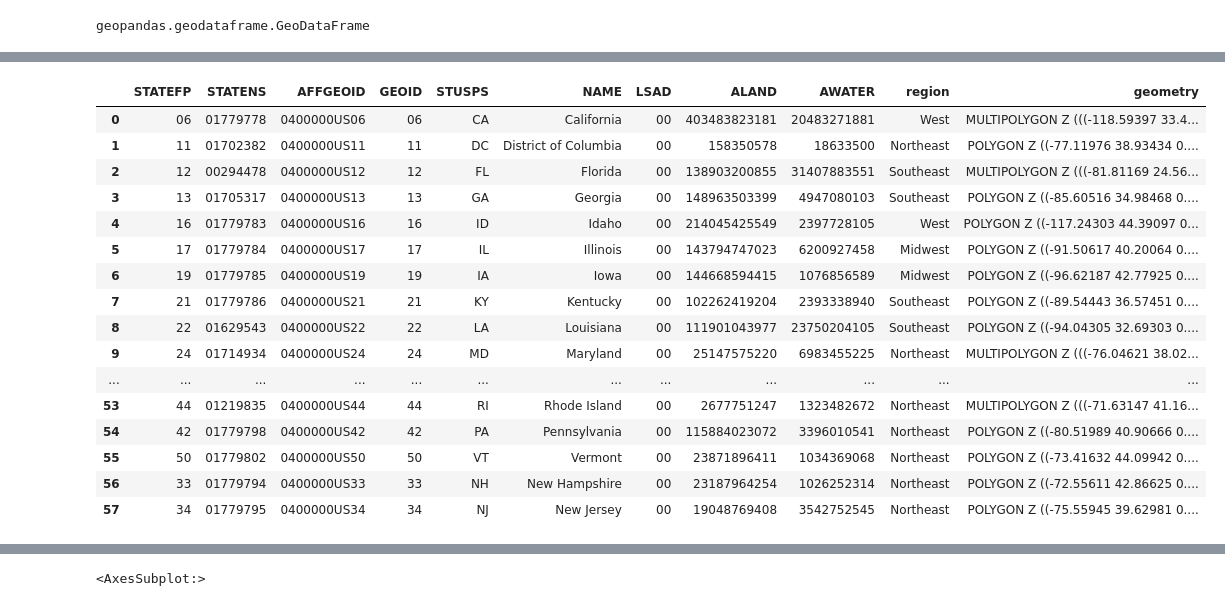
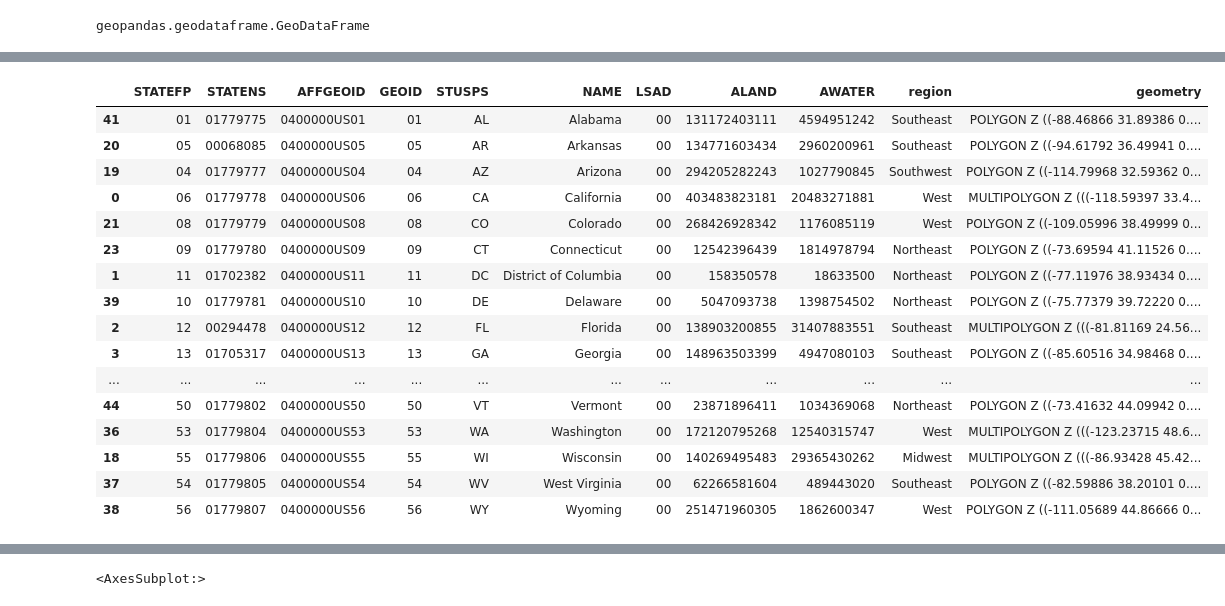
Before and after one commit to BigDataIA-Summer2022-Team04/Assignment_02, a Jupyter notebook: API/sandbox.ipynb, the cells around one changed output, grey strips where cells are left out. Drawn from its saved outputs; the diff is of its cells as text; code cells hidden in the pictures.

```diff
--- a/API/sandbox.ipynb
+++ b/API/sandbox.ipynb
@@ -61,23 +66,26 @@ states.head()
+# %%
+states = states.drop_duplicates()
+# states[states['STUSPS'] == 'MA'].loc[29,'geometry'] == states[states['STUSPS'] == 'MA'].loc[52,'geometry']
 # %%
-states
+states.sort_values('STUSPS')
 # %% [output]
 |  | STATEFP | STATENS | AFFGEOID | GEOID | STUSPS | NAME | LSAD | ALAND | AWATER | region | geometry |
+| 41 | 01 | 01779775 | 0400000US01 | 01 | AL | Alabama | 00 | 131172403111 | 4594951242 | Southeast | POLYGON Z ((-88.46866 31.89386 0.... |
+| 20 | 05 | 00068085 | 0400000US05 | 05 | AR | Arkansas | 00 | 134771603434 | 2960200961 | Southeast | POLYGON Z ((-94.61792 36.49941 0.... |
+| 19 | 04 | 01779777 | 0400000US04 | 04 | AZ | Arizona | 00 | 294205282243 | 1027790845 | Southwest | POLYGON Z ((-114.79968 32.59362 0... |
 | 0 | 06 | 01779778 | 0400000US06 | 06 | CA | California | 00 | 403483823181 | 20483271881 | West | MULTIPOLYGON Z (((-118.59397 33.4... |
+| 21 | 08 | 01779779 | 0400000US08 | 08 | CO | Colorado | 00 | 268426928342 | 1176085119 | West | POLYGON Z ((-109.05996 38.49999 0... |
+| 23 | 09 | 01779780 | 0400000US09 | 09 | CT | Connecticut | 00 | 12542396439 | 1814978794 | Northeast | POLYGON Z ((-73.69594 41.11526 0.... |
 | 1 | 11 | 01702382 | 0400000US11 | 11 | DC | District of Columbia | 00 | 158350578 | 18633500 | Northeast | POLYGON Z ((-77.11976 38.93434 0.... |
+| 39 | 10 | 01779781 | 0400000US10 | 10 | DE | Delaware | 00 | 5047093738 | 1398754502 | Northeast | POLYGON Z ((-75.77379 39.72220 0.... |
 | 2 | 12 | 00294478 | 0400000US12 | 12 | FL | Florida | 00 | 138903200855 | 31407883551 | Southeast | MULTIPOLYGON Z (((-81.81169 24.56... |
 | 3 | 13 | 01705317 | 0400000US13 | 13 | GA | Georgia | 00 | 148963503399 | 4947080103 | Southeast | POLYGON Z ((-85.60516 34.98468 0.... |
-| 4 | 16 | 01779783 | 0400000US16 | 16 | ID | Idaho | 00 | 214045425549 | 2397728105 | West | POLYGON Z ((-117.24303 44.39097 0... |
-| 5 | 17 | 01779784 | 0400000US17 | 17 | IL | Illinois | 00 | 143794747023 | 6200927458 | Midwest | POLYGON Z ((-91.50617 40.20064 0.... |
-| 6 | 19 | 01779785 | 0400000US19 | 19 | IA | Iowa | 00 | 144668594415 | 1076856589 | Midwest | POLYGON Z ((-96.62187 42.77925 0.... |
-| 7 | 21 | 01779786 | 0400000US21 | 21 | KY | Kentucky | 00 | 102262419204 | 2393338940 | Southeast | POLYGON Z ((-89.54443 36.57451 0.... |
-| 8 | 22 | 01629543 | 0400000US22 | 22 | LA | Louisiana | 00 | 111901043977 | 23750204105 | Southeast | POLYGON Z ((-94.04305 32.69303 0.... |
-| 9 | 24 | 01714934 | 0400000US24 | 24 | MD | Maryland | 00 | 25147575220 | 6983455225 | Northeast | MULTIPOLYGON Z (((-76.04621 38.02... |
 | ... | ... | ... | ... | ... | ... | ... | ... | ... | ... | ... | ... |
-| 53 | 44 | 01219835 | 0400000US44 | 44 | RI | Rhode Island | 00 | 2677751247 | 1323482672 | Northeast | MULTIPOLYGON Z (((-71.63147 41.16... |
-| 54 | 42 | 01779798 | 0400000US42 | 42 | PA | Pennsylvania | 00 | 115884023072 | 3396010541 | Northeast | POLYGON Z ((-80.51989 40.90666 0.... |
-| 55 | 50 | 01779802 | 0400000US50 | 50 | VT | Vermont | 00 | 23871896411 | 1034369068 | Northeast | POLYGON Z ((-73.41632 44.09942 0.... |
-| 56 | 33 | 01779794 | 0400000US33 | 33 | NH | New Hampshire | 00 | 23187964254 | 1026252314 | Northeast | POLYGON Z ((-72.55611 42.86625 0.... |
-| 57 | 34 | 01779795 | 0400000US34 | 34 | NJ | New Jersey | 00 | 19048769408 | 3542752545 | Northeast | POLYGON Z ((-75.55945 39.62981 0.... |
+| 44 | 50 | 01779802 | 0400000US50 | 50 | VT | Vermont | 00 | 23871896411 | 1034369068 | Northeast | POLYGON Z ((-73.41632 44.09942 0.... |
+| 36 | 53 | 01779804 | 0400000US53 | 53 | WA | Washington | 00 | 172120795268 | 12540315747 | West | MULTIPOLYGON Z (((-123.23715 48.6... |
+| 18 | 55 | 01779806 | 0400000US55 | 55 | WI | Wisconsin | 00 | 140269495483 | 29365430262 | Midwest | MULTIPOLYGON Z (((-86.93428 45.42... |
+| 37 | 54 | 01779805 | 0400000US54 | 54 | WV | West Virginia | 00 | 62266581604 | 489443020 | Southeast | POLYGON Z ((-82.59886 38.20101 0.... |
+| 38 | 56 | 01779807 | 0400000US56 | 56 | WY | Wyoming | 00 | 251471960305 | 1862600347 | West | POLYGON Z ((-111.05689 44.86666 0... |
 # %%
 states = states.to_crs("EPSG:3395")
 # %%
```
Also changed, not shown: parts of 15 cells of this notebook, 7 other files.
